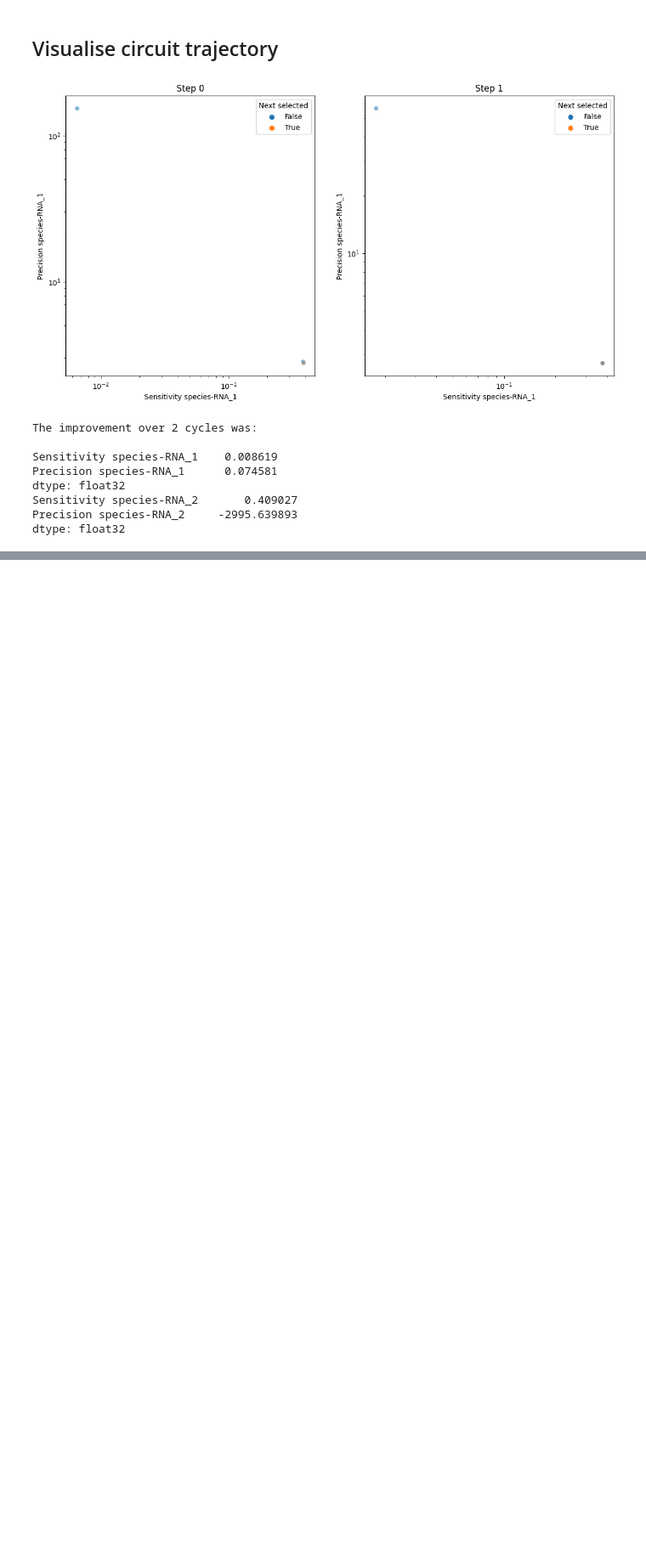
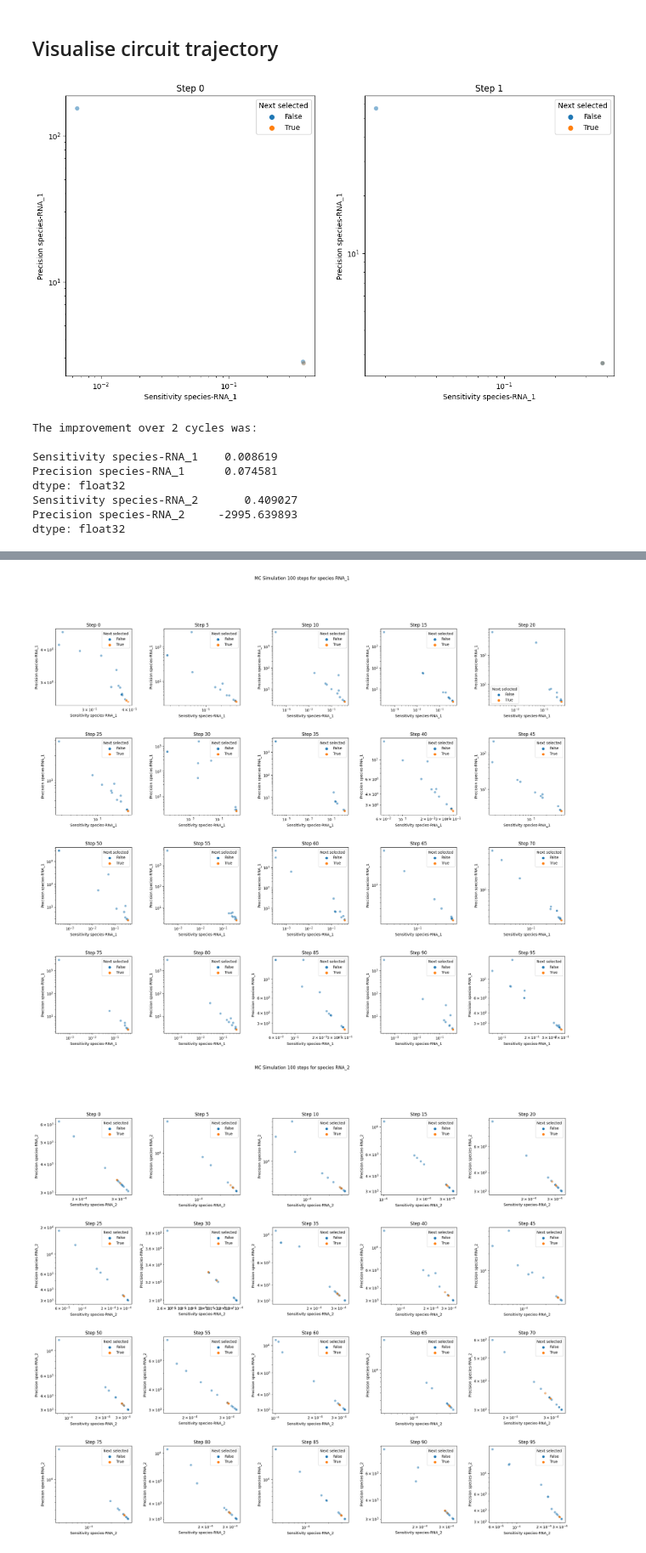
Before and after one commit to olive004/synbio_morpher, a Jupyter notebook: notebooks/16_Monte_Carlo_circuit_adaptability.ipynb, the cells around one changed output, grey strips where cells are left out. Shown at 85% size. Cells and saved outputs as stored; diff of their text form; code cells hidden in the pictures; blank space fills up the shorter version.

Commit message:
adding visualisations to mc sim

```diff
--- a/notebooks/16_Monte_Carlo_circuit_adaptability.ipynb
+++ b/notebooks/16_Monte_Carlo_circuit_adaptability.ipynb
@@ -546,0 +494,27 @@ dtype: float32
+# %%
+datas_dir = '../data/mc_evolution/2023_08_14_225542/summary_datas'
+
+n_steps = len(os.listdir(datas_dir))
+skip_every = 5
+n_plots = np.sum(np.mod(np.arange(n_steps), skip_every) == 0)
+n_rows = int(np.sqrt(n_plots))
+n_cols = int(np.ceil(np.sqrt(n_plots)))
+for species in ['RNA_1', 'RNA_2']:
+
+    fig = plt.figure(figsize=(5*n_cols, 5*n_rows))
+    fig.subplots_adjust(hspace=0.425, wspace=0.425)
+    for i, sdata_fn in enumerate(os.listdir(datas_dir)):
+        if np.mod(i, skip_every) != 0:
+            continue
+        sdata = pd.read_csv(os.path.join(datas_dir, sdata_fn))
+        ax = plt.subplot(n_rows, n_cols, int(i/skip_every)+1)
+
+        sns.scatterplot(sdata.sort_values(by=['Next selected']), x=f'Sensitivity species-{species}', y=f'Precision species-{species}', hue='Next selected', alpha=0.1)
+        plt.xscale('log')
+        plt.yscale('log')
+        plt.title(f'Step {i}')
+
+    plt.suptitle(f'MC Simulation {n_steps} steps for species {species}')
+# %% [output]
+[figure, added]
+[figure, added]
```
Also changed, not shown: parts of 17 cells of this notebook, 2 other files.
